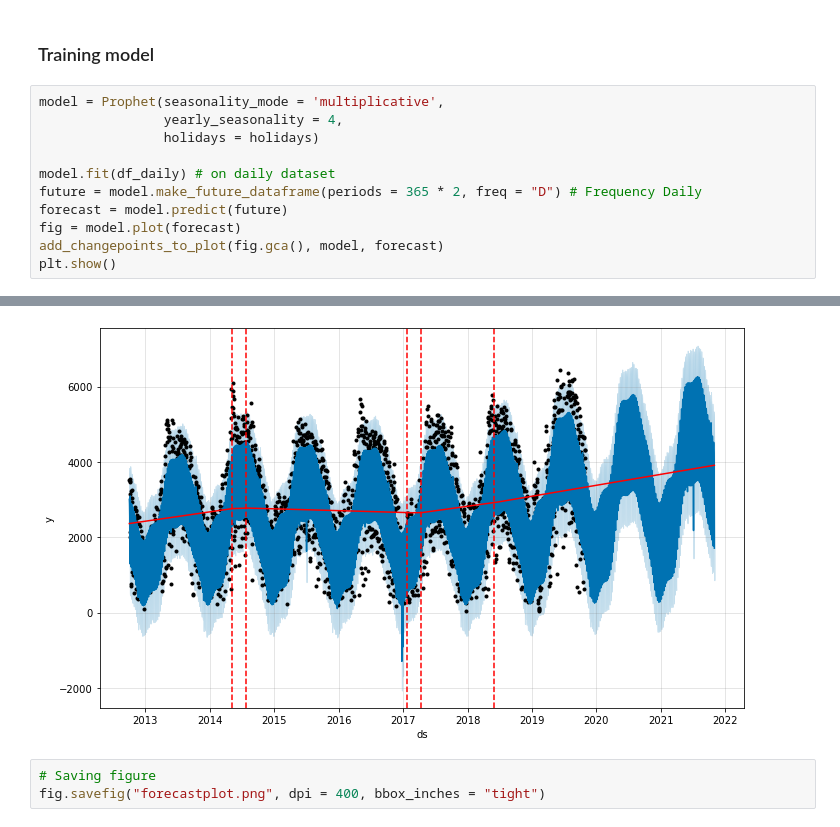
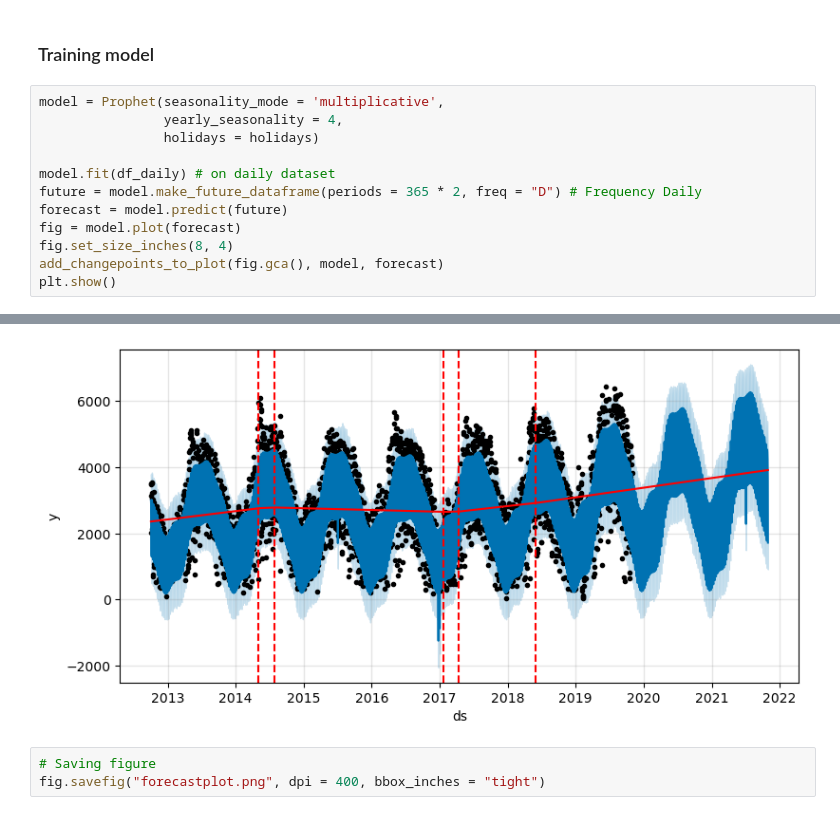
Before and after one commit to rahul-raoniar/Fremont-Bridge-bicycle-daily-count-prediction-project, a Jupyter notebook: Fremond_bicycle_count_forecast.ipynb, the cells around one changed output, grey strips where cells are left out. Saved outputs shown, nothing was run; the diff lists cells and outputs as text.

```diff
--- a/Fremond_bicycle_count_forecast.ipynb
+++ b/Fremond_bicycle_count_forecast.ipynb
@@ -132,6 +136,7 @@ model.fit(df_daily) # on daily dataset
 future = model.make_future_dataframe(periods = 365 * 2, freq = "D") # Frequency Daily
 forecast = model.predict(future)
 fig = model.plot(forecast)
+fig.set_size_inches(8, 4)
 add_changepoints_to_plot(fig.gca(), model, forecast)
 plt.show()
 # %% [output]
@@ -140,4 +145,4 @@ plt.show()
-[figure, old version]
+[figure, new version]
 # %%
 # Saving figure
 fig.savefig("forecastplot.png", dpi = 400, bbox_inches = "tight")
```
Also changed, not shown: parts of 9 cells of this notebook.
